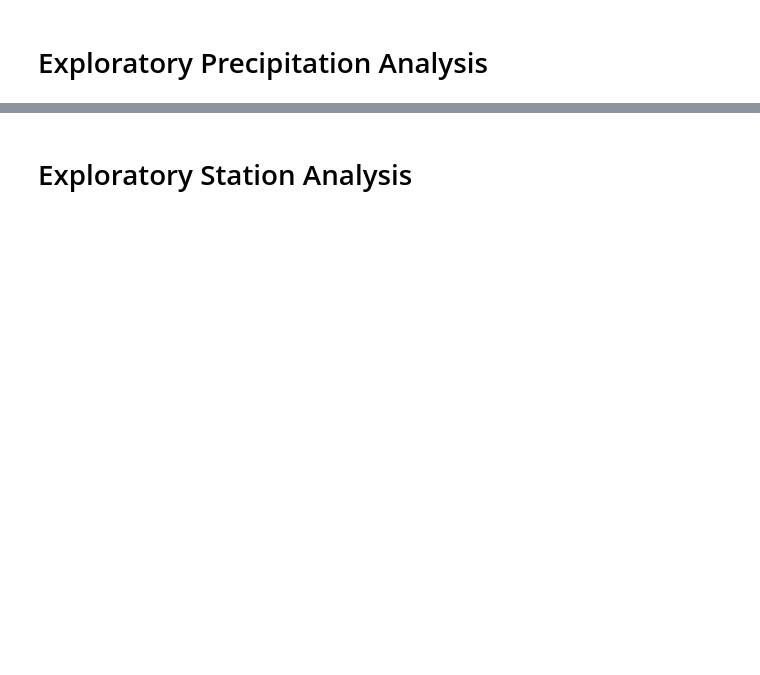
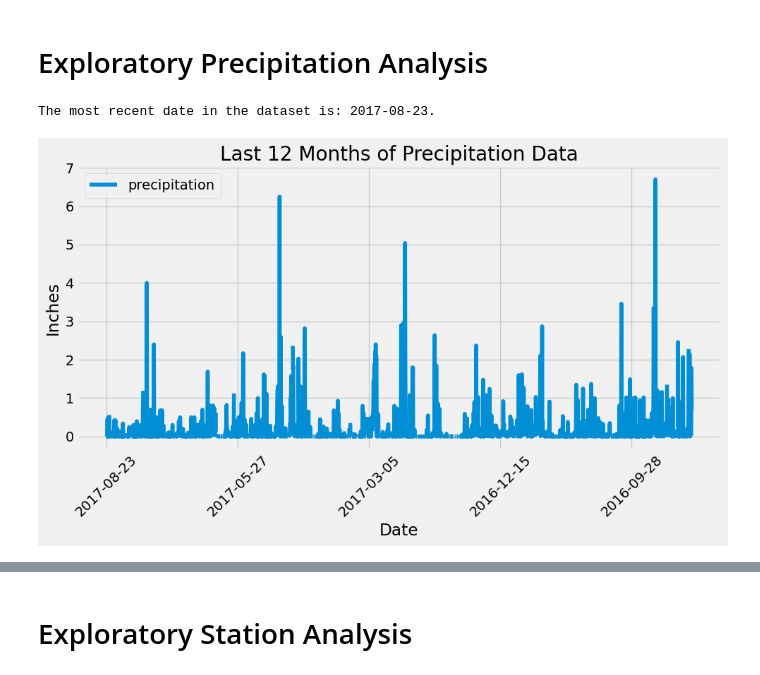
Before and after one commit to Houdini24/sqlalchemy-challenge, a Jupyter notebook: SurfsUp/climate_starter.ipynb, the cells around one changed output, grey strips where cells are left out. Drawn from its saved outputs; the diff is of its cells as text; code cells hidden in the pictures; blank space fills up the shorter version.

```diff
--- a/SurfsUp/climate_starter.ipynb
+++ b/SurfsUp/climate_starter.ipynb
@@ -17,7 +17,7 @@ from sqlalchemy.orm import Session
 from sqlalchemy import create_engine, func
 # %%
 # create engine to hawaii.sqlite
-engine = create_engine("sqlite:///Resources/hawaii.sqlite")
+engine = create_engine("sqlite:///../Resources/hawaii.sqlite")
 # %%
 # reflect an existing database into a new model
 Base = automap_base()
@@ -40,22 +39,38 @@ session = Session(engine)
 # Exploratory Precipitation Analysis
 # %%
 # Find the most recent date in the data set.
+recent_date = session.query(measurement.date).order_by(measurement.date.desc()).first()
+most_recent_date = recent_date[0]
+print(f"The most recent date in the dataset is: {most_recent_date}.")
+# %% [output]
+The most recent date in the dataset is: 2017-08-23.
 # %%
-# Design a query to retrieve the last 12 months of precipitation data and plot the results.
-# Starting from the most recent data point in the database.
+# Design a query to retrieve the last 12 months of precipitation data and plot the results,
+# starting from the most recent data point in the database.
 
 # Calculate the date one year from the last date in data set.
-
+year_old_date = dt.date(2017, 8, 23) - dt.timedelta(days=365)
 
 # Perform a query to retrieve the data and precipitation scores
-
+data_precipitation = session.query(measurement.date, measurement.prcp).\
+filter(measurement.date >= (year_old_date)).order_by(measurement.date.desc())
 
 # Save the query results as a Pandas DataFrame. Explicitly set the column names
-
-
-# Sort the dataframe by date
-
+precipitation_df = pd.DataFrame(data_precipitation, columns=['date', 'precipitation'])
 
 # Use Pandas Plotting with Matplotlib to plot the data
+fig = precipitation_df.plot(x='date', y='precipitation', figsize=(10, 6))
+
+# Set labels and title
+plt.xlabel('Date')
+plt.ylabel('Inches')
+plt.title('Last 12 Months of Precipitation Data')
+plt.xticks(rotation=45)
+
+# Show the plot
+plt.tight_layout()
+plt.show()
+# %% [output]
+[figure, added]
 # %%
 # Use Pandas to calculate the summary statistics for the precipitation data
```
Also changed, not shown: parts of 9 cells of this notebook, 1 other file.
